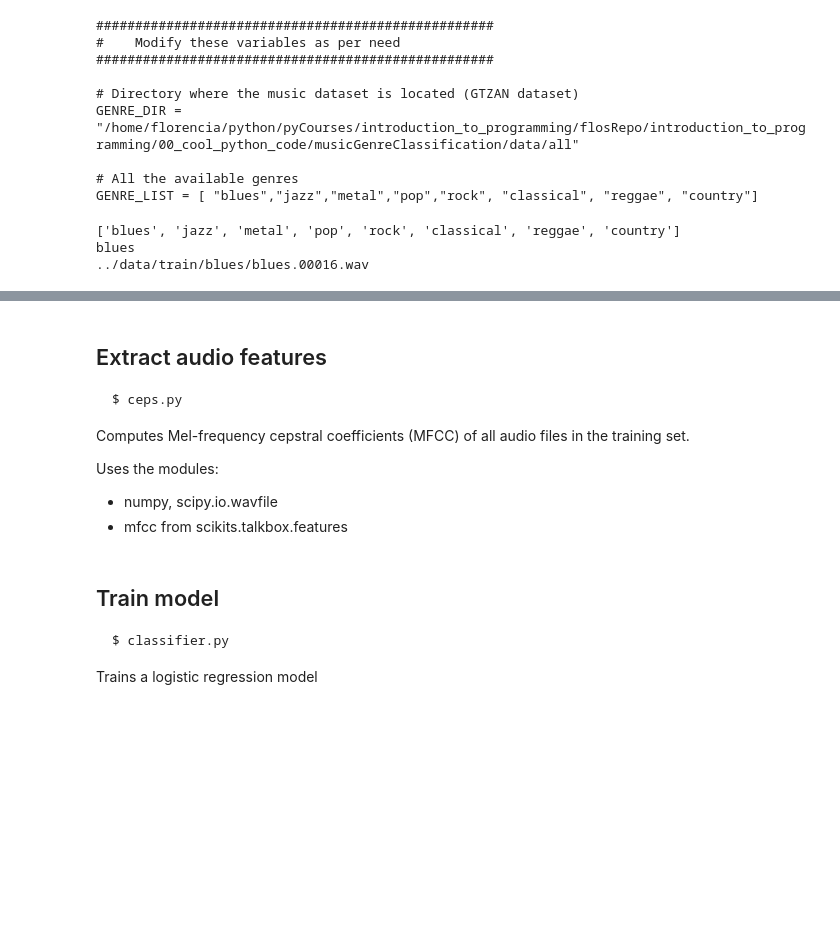
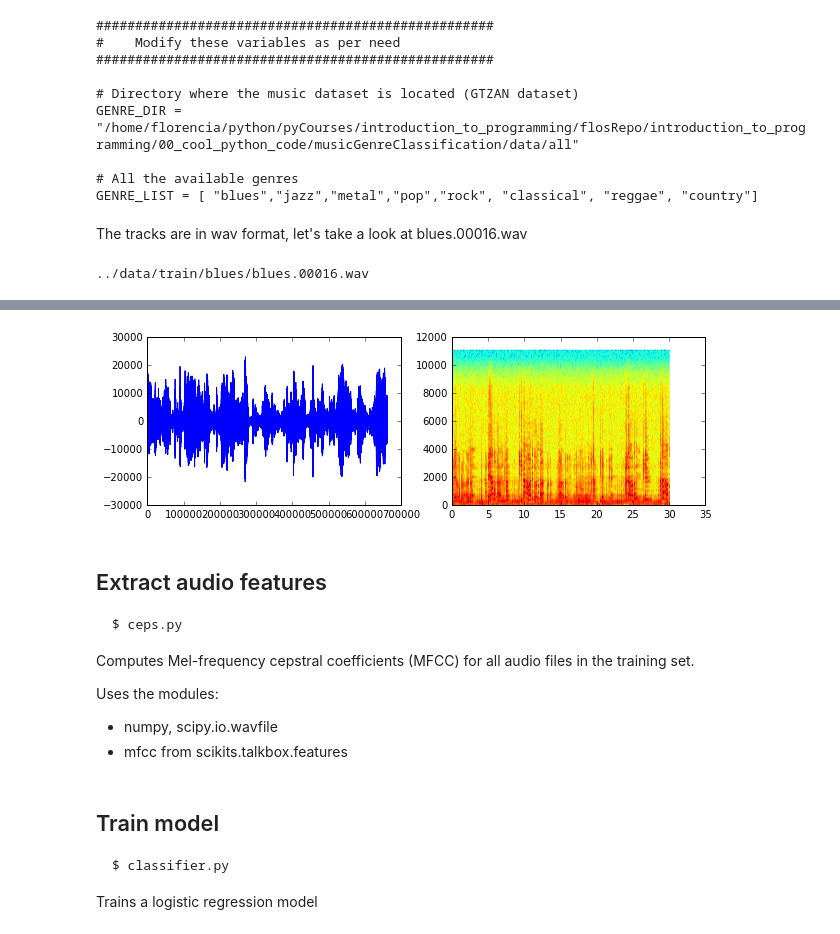
Before and after one commit to floreencia/introduction_to_programming, a Jupyter notebook: 00_cool_python_code/musicGenreClassification/notebooks/genre_music_classifier_slides.ipynb, the cells around one changed output, grey strips where cells are left out. Saved outputs shown, nothing was run; the diff lists cells and outputs as text; code cells hidden in the pictures; blank space fills up the shorter version.

Commit message:
plots added to presentation

```diff
--- a/00_cool_python_code/musicGenreClassification/notebooks/genre_music_classifier_slides.ipynb
+++ b/00_cool_python_code/musicGenreClassification/notebooks/genre_music_classifier_slides.ipynb
@@ -56,30 +59,33 @@ GENRE_DIR = "/home/florencia/python/pyCourses/introduction_to_programming/flosRe
 
 # All the available genres
 GENRE_LIST = [ "blues","jazz","metal","pop","rock", "classical", "reggae", "country"]
+# %% [markdown]
+The tracks are in wav format, let's take a look at blues.00016.wav
 # %%
 GENRE_DIR = "../data/train"
 GENRE_LIST = [ "blues","jazz","metal","pop","rock", "classical", "reggae", "country"]
 genre = GENRE_LIST[0]
-print(GENRE_LIST)
-print(genre)
-trainFiles = os.listdir(os.path.join(GENRE_DIR, GENRE_LIST[1]))
 
 wavFile = os.path.join(GENRE_DIR, genre, 'blues.00016.wav')
+print(wavFile)
 
-print(wavFile)
+sr, waveform = scipy.io.wavfile.read(wavFile)
+fig, ax = plt.subplots(1,2, figsize=(10,3))
+ax[0].plot(waveform)
+ax[1].specgram(waveform, Fs=sr)
+
 Audio(wavFile)
 # %% [output]
-['blues', 'jazz', 'metal', 'pop', 'rock', 'classical', 'reggae', 'country']
-blues
 ../data/train/blues/blues.00016.wav
 [interactive output not drawn]
+[figure, added]
 # %% [markdown]
 ## Extract audio features
 
 
     $ ceps.py
 
-Computes Mel-frequency cepstral coefficients (MFCC) of all audio files in the training set.
+Computes Mel-frequency cepstral coefficients (MFCC) for all audio files in the training set.
 
 Uses the modules:
 
```
Also changed, not shown: parts of 5 cells of this notebook.
